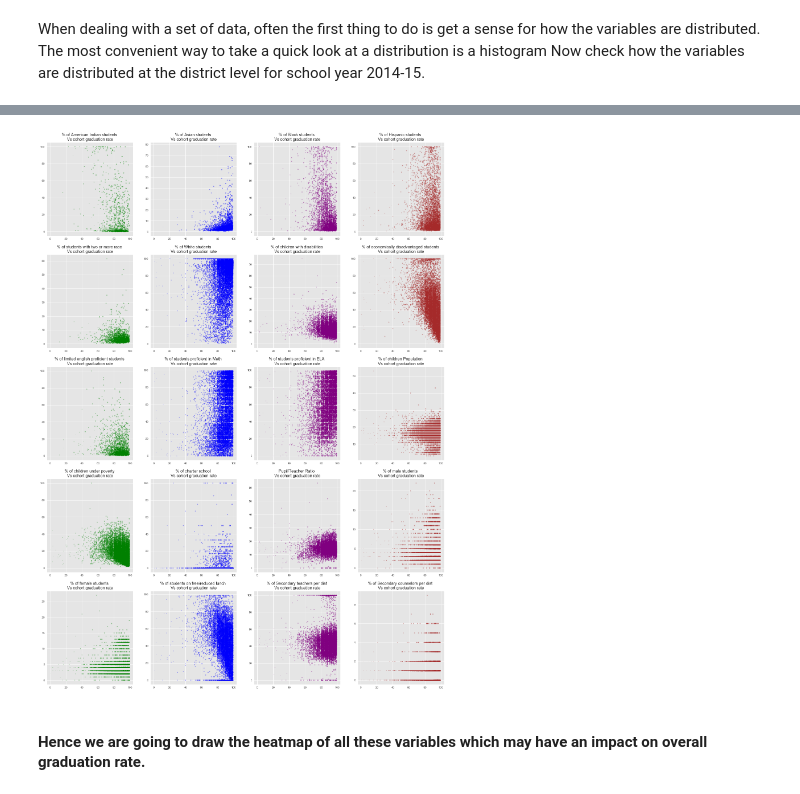
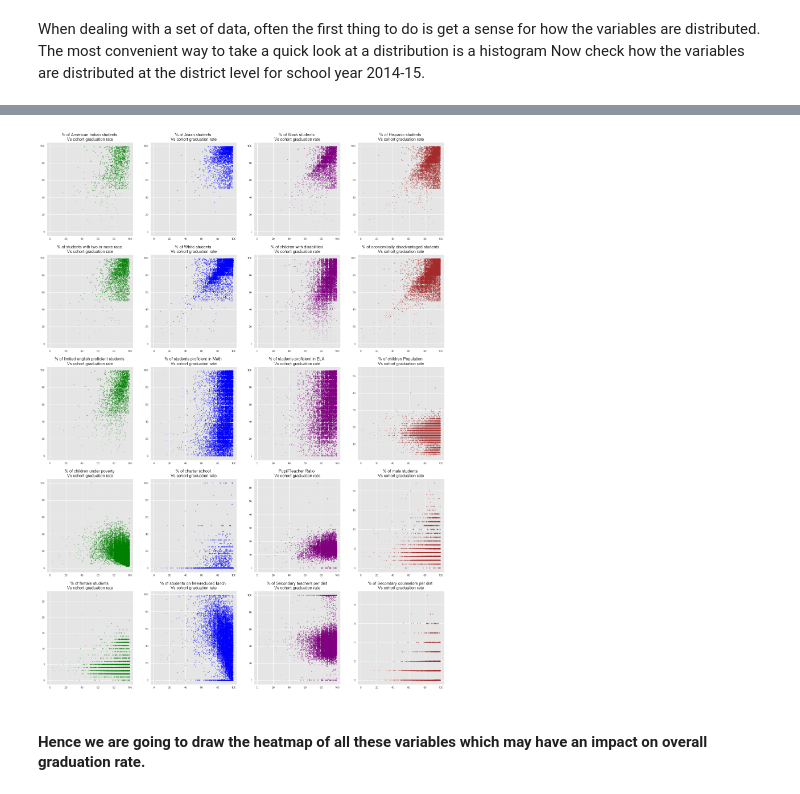
Before and after one commit to msubhabrata3/high-school-graduation-rate, a Jupyter notebook: high-school-dropout-case-study.ipynb, the cells around one changed output, grey strips where cells are left out. Cells and saved outputs as stored; diff of their text form; code cells hidden in the pictures.

```diff
--- a/high-school-dropout-case-study.ipynb
+++ b/high-school-dropout-case-study.ipynb
@@ -577,15 +577,15 @@ ax[4, 3].set_title("% of Secondary counselors per dist")
 acgr2014 = acgr2014.fillna(0)
 
 a = acgr2014['ALLP']
-b = acgr2014['MAMR']
-c = acgr2014['MASR']
-d = acgr2014['MBLR']
-e = acgr2014['MHIR']
-f = acgr2014['MTRR']
-g = acgr2014['MWHR']
-h = acgr2014['CWDR']
-i = acgr2014['ECDR']
-j = acgr2014['LEPR']
+b = acgr2014['MAMP']
+c = acgr2014['MASP']
+d = acgr2014['MBLP']
+e = acgr2014['MHIP']
+f = acgr2014['MTRP']
+g = acgr2014['MWHP']
+h = acgr2014['CWDP']
+i = acgr2014['ECDP']
+j = acgr2014['LEPP']
 k = acgr2014['MTHP']
 l = acgr2014['RLAP']
 m = acgr2014['CHIR']
@@ -655,34 +655,34 @@ ax[3, 0].set_title("% of children under poverty \nVs cohort graduation rate");
 area = acgr2014['ALLP']/10
 ax[3, 1].scatter(a, o, s=area, color='blue', alpha=0.4)
 ax[3, 1].set_title("% of charter school \nVs cohort graduation rate");
 
 area = acgr2014['ALLP']/10
 ax[3, 2].scatter(a, p, s=area, color='purple', alpha=0.4)
 ax[3, 2].set_title("Pupil/Teacher Ratio \nVs cohort graduation rate");
 
 area = acgr2014['ALLP']/10
 ax[3, 3].scatter(a, q, s=area, color='brown', alpha=0.4)
 ax[3, 3].set_title("% of male students \nVs cohort graduation rate");
 
 area = acgr2014['ALLP']/10
 ax[4, 0].scatter(a, r, s=area, color='green', alpha=0.4)
 ax[4, 0].set_title("% of female students \nVs cohort graduation rate");
 
 area = acgr2014['ALLP']/10
 ax[4, 1].scatter(a, s, s=area, color='blue', alpha=0.4)
 ax[4, 1].set_title("% of students on free/reduced lunch \nVs cohort graduation rate");
 
 area = acgr2014['ALLP']/10
 ax[4, 2].scatter(a, t, s=area, color='purple', alpha=0.4)
 ax[4, 2].set_title("% of Secondary teachers per dist \nVs cohort graduation rate");
 
 area = acgr2014['ALLP']/10
 ax[4, 3].scatter(a, u, s=area, color='brown', alpha=0.4)
 ax[4, 3].set_title("% of Secondary counselors per dist \nVs cohort graduation rate");
 
 plt.show()
 # %% [output]
-[figure, old version]
+[figure, new version]
 # %% [markdown]
 #### Hence we are going to draw the heatmap of all these variables which may have an impact on overall graduation rate.
 # %%
```
Also changed, not shown: parts of 32 cells of this notebook, 2 other files.
